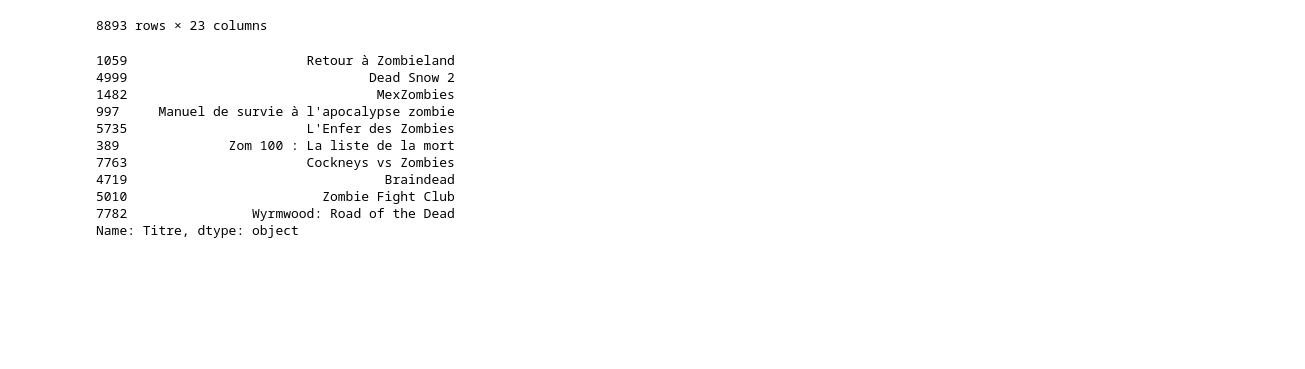
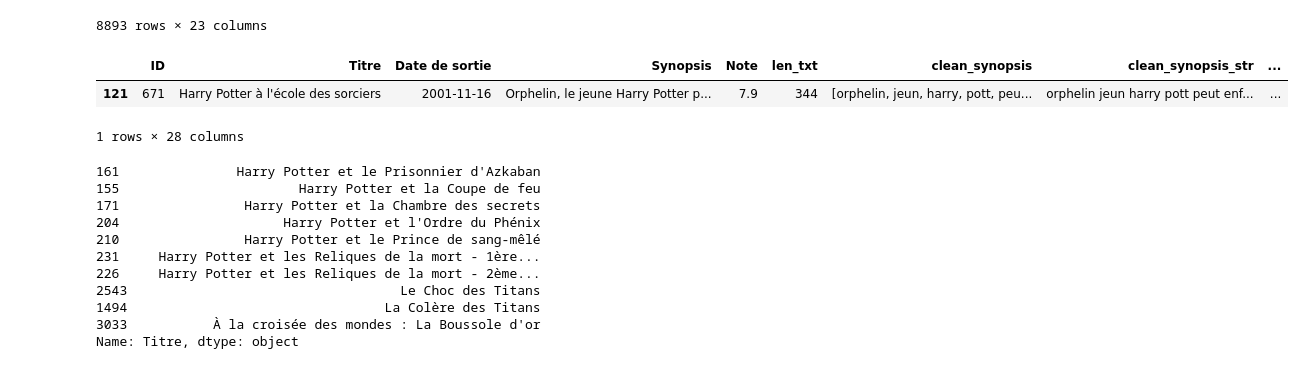
Before and after one commit to MelvinDerouck/Cinematch.io, a Jupyter notebook: Preprocessing.ipynb, the cells around one changed output. Cells and saved outputs as stored; diff of their text form; code cells hidden in the pictures; blank space fills up the shorter version.

```diff
--- a/Preprocessing.ipynb
+++ b/Preprocessing.ipynb
@@ -89,10 +89,10 @@ https://nalepae.github.io/pandarallel/troubleshooting/
 # CSV
 
 #Env Perso
-#df = pd.read_csv(r"C:\Users\derou\OneDrive\Bureau\DATA\PORTFOLIO\Recommandation de films\df_movies_cleaned.csv")
+df = pd.read_csv(r"C:\Users\derou\OneDrive\Bureau\DATA\PORTFOLIO\Recommandation de films\df_movies_cleaned.csv")
 
 # Env Vinci
-df = pd.read_csv(r"C:\Users\melvin.derouk\Desktop\Data formation\Movies-Recommandations\df_movies_cleaned.csv")
+#df = pd.read_csv(r"C:\Users\melvin.derouk\Desktop\Data formation\Movies-Recommandations\df_movies_cleaned.csv")
 # %% [markdown]
 # "Synopsis"
 # %% [markdown]
@@ -801,6 +797,12 @@ genre_matrix = df[genre_columns].values
 features_vectorized = hstack([titre_tfidf, synopsis_tfidf, note_scaled, genre_matrix])
 # %%
 cosine_sim = cosine_similarity(features_vectorized)
+# %%
+df[df['Titre']=="Harry Potter à l'école des sorciers"]
+# %% [output]
+|  | ID | Titre | Date de sortie | Synopsis | Note | len_txt | clean_synopsis | clean_synopsis_str | ... |
+| 121 | 671 | Harry Potter à l'école des sorciers | 2001-11-16 | Orphelin, le jeune Harry Potter p... | 7.9 | 344 | [orphelin, jeun, harry, pott, peu... | orphelin jeun harry pott peut enf... | ... |
+1 rows × 28 columns
 # %%
 def get_recommendations(title, cosine_sim=cosine_sim):
     idx = df.index[df['Titre'] == title].tolist()[0]
@@ -811,17 +813,17 @@ def get_recommendations(title, cosine_sim=cosine_sim):
     return df['Titre'].iloc[movie_indices]
 
 # Obtenir des recommandations pour un film spécifique
-recommendations = get_recommendations('Bienvenue à Zombieland', cosine_sim)
+recommendations = get_recommendations("Harry Potter à l'école des sorciers", cosine_sim)
 print(recommendations)
 # %% [output]
-1059                       Retour à Zombieland
-4999                               Dead Snow 2
-1482                                MexZombies
-997     Manuel de survie à l'apocalypse zombie
-5735                       L'Enfer des Zombies
-389              Zom 100 : La liste de la mort
-7763                       Cockneys vs Zombies
-4719                                 Braindead
-5010                         Zombie Fight Club
-7782                Wyrmwood: Road of the Dead
+161               Harry Potter et le Prisonnier d'Azkaban
+155                       Harry Potter et la Coupe de feu
+171                Harry Potter et la Chambre des secrets
+204                     Harry Potter et l'Ordre du Phénix
+210                Harry Potter et le Prince de sang-mêlé
+231     Harry Potter et les Reliques de la mort - 1ère...
+226     Harry Potter et les Reliques de la mort - 2ème...
+2543                                   Le Choc des Titans
+1494                                 La Colère des Titans
+3033           À la croisée des mondes : La Boussole d'or
 Name: Titre, dtype: object
```
Also changed, not shown: parts of 16 cells of this notebook.
